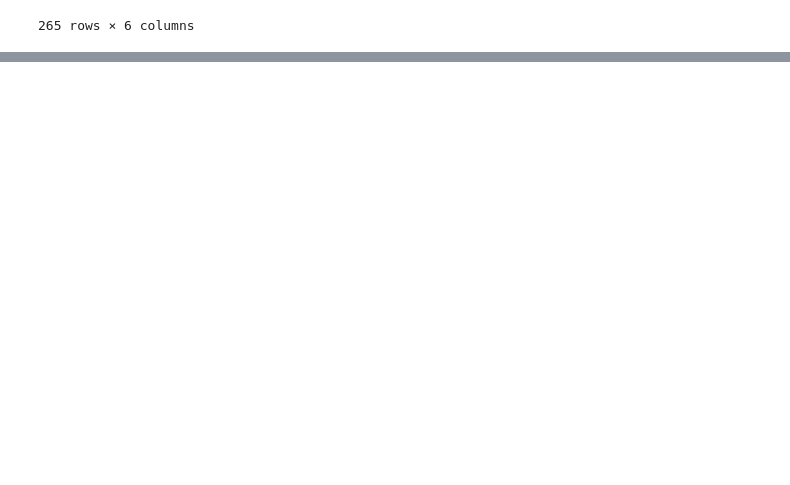
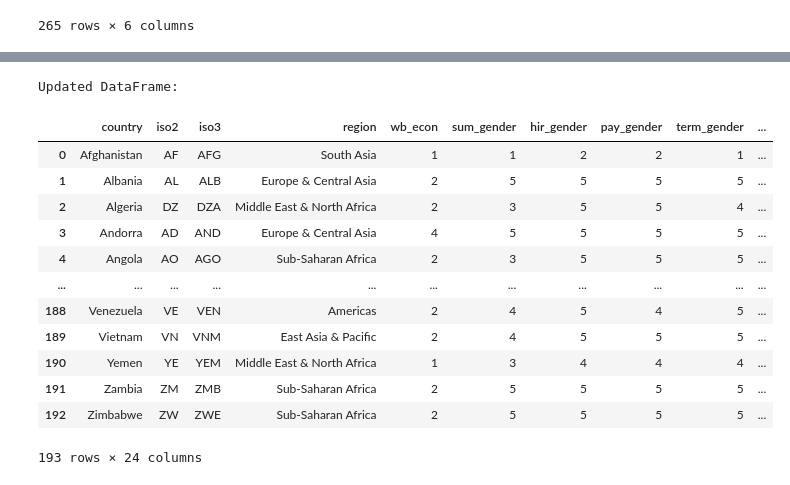
Before and after one commit to PaolaGaray/FirstProject, a Jupyter notebook: notebooks/load_and_clean_data_luciest06.ipynb, the cells around one changed output, grey strips where cells are left out. Saved outputs shown, nothing was run; the diff lists cells and outputs as text; code cells hidden in the pictures; blank space fills up the shorter version.

Commit message:
3 tables merge HDI,gd eco, unpaid dom work

```diff
--- a/notebooks/load_and_clean_data_luciest06.ipynb
+++ b/notebooks/load_and_clean_data_luciest06.ipynb
@@ -232,0 +385,17 @@ unpaid_dom_work_merged_df_test
+# %%
+# read the excel file and make the data frame, select the columns we need.
+
+#challenge: didn't have libraray to read the excel. needed to install the library openpyxl
+
+# Import excel file on Gender Equality in the Economy
+
+gender_eco_file_path = "../data/raw/WORLD_Dataset_Gender_Equality_in_the_Economy_5.19.23.xlsx"
+
+try:
+    df_gd_economy = pd.read_excel(gender_eco_file_path, usecols=(["country", "iso2", "iso3", "region", "wb_econ","sum_gender","hir_gender","pay_gender","anyprotect_gender","anyprotect_preg","disc_edu","sh_covered","term_gender", "disc_propose", "maternal_leave", "paternal_leave", "mtlv_min_wrr_ilo", "mtlv_job_protect", "maternal_self", "anylv_ch_evday", "finbar", "compend", "disc_sex_prim", "minage_fem_leg"]))
+    print("File loaded successfully!")
+    print(df_gd_economy.head())  # Display the first few rows
+except FileNotFoundError:
+    print("File not found. Please check the file path.")
+except Exception as e:
+    print(f"An error occurred: {e}")
@@ -232,0 +420,33 @@ unpaid_dom_work_merged_df_test
+# %%
+def replace_nulls_conditionally(df_gd_economy, columns, threshold=10, other_value='Unknown'):
+    """ Replacing the null values in the columns by the top value if the column has less than 10 missing values,
+    if not the column has 10 or more missing values they are replaced by Unknown """
+    df_gd_economy2 = df_gd_economy.copy()
+    for column in columns:
+         null_count = df_gd_economy2[column].isna().sum()
+         if null_count < threshold:
+             top_value = df_gd_economy2[column].mode()[0]
+             df_gd_economy2[column] = df_gd_economy2[column].fillna(top_value)
+         else:
+             df_gd_economy2[column] = df_gd_economy2[column].fillna(other_value)
+
+    return df_gd_economy2
+
+df_gd_economy = replace_nulls_conditionally(df_gd_economy, ['maternal_self', 'finbar','compend','sh_covered'])
+print("\nUpdated DataFrame:")
+display(df_gd_economy)
+# %% [output]
+Updated DataFrame:
+|  | country | iso2 | iso3 | region | wb_econ | sum_gender | hir_gender | pay_gender | term_gender | ... |
+| 0 | Afghanistan | AF | AFG | South Asia | 1 | 1 | 2 | 2 | 1 | ... |
+| 1 | Albania | AL | ALB | Europe & Central Asia | 2 | 5 | 5 | 5 | 5 | ... |
+| 2 | Algeria | DZ | DZA | Middle East & North Africa | 2 | 3 | 5 | 5 | 4 | ... |
+| 3 | Andorra | AD | AND | Europe & Central Asia | 4 | 5 | 5 | 5 | 5 | ... |
+| 4 | Angola | AO | AGO | Sub-Saharan Africa | 2 | 3 | 5 | 5 | 5 | ... |
+| ... | ... | ... | ... | ... | ... | ... | ... | ... | ... | ... |
+| 188 | Venezuela | VE | VEN | Americas | 2 | 4 | 5 | 4 | 5 | ... |
+| 189 | Vietnam | VN | VNM | East Asia & Pacific | 2 | 4 | 5 | 5 | 5 | ... |
+| 190 | Yemen | YE | YEM | Middle East & North Africa | 1 | 3 | 4 | 4 | 4 | ... |
+| 191 | Zambia | ZM | ZMB | Sub-Saharan Africa | 2 | 5 | 5 | 5 | 5 | ... |
+| 192 | Zimbabwe | ZW | ZWE | Sub-Saharan Africa | 2 | 5 | 5 | 5 | 5 | ... |
+193 rows × 24 columns
```
Also changed, not shown: parts of 14 cells of this notebook, 7 other files.
